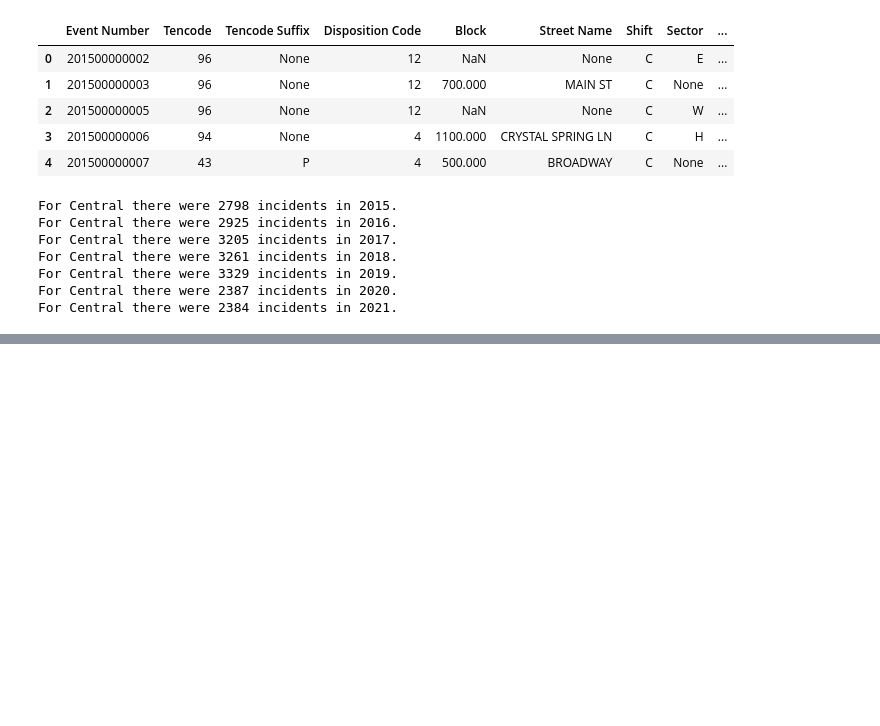
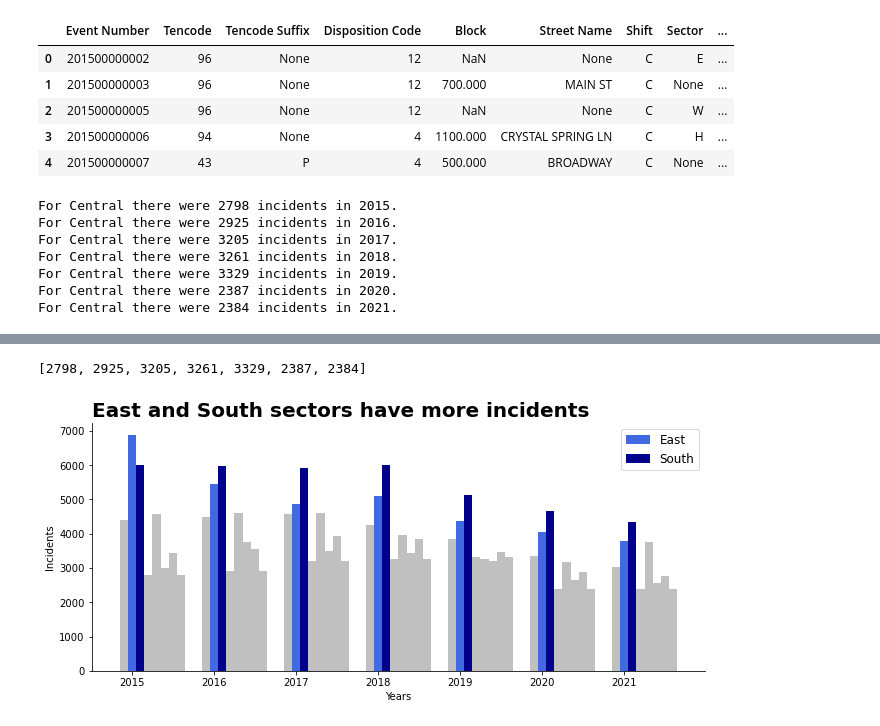
Before and after one commit to JacobTews/nash_police, a Jupyter notebook: process.ipynb, the cells around one changed output, grey strips where cells are left out. Cells and saved outputs as stored; diff of their text form; code cells hidden in the pictures; blank space fills up the shorter version.

Commit message:
whew grouped barplot is done

```diff
--- a/process.ipynb
+++ b/process.ipynb
@@ -1374,0 +1388,48 @@ For Central there were 2384 incidents in 2021.
+# %%
+Cvals = [len(incidents_gb_sec_year.get_group(("C", year))) for year in range(2015, 2022)]
+Cvals
+# %% [output]
+[2798, 2925, 3205, 3261, 3329, 2387, 2384]
+# %%
+fig, ax = plt.subplots(figsize=(10, 5))
+
+ind = np.arange(7)
+width = 0.1
+years = [year for year in range(2015, 2022)]
+
+Wvals = [len(incidents_gb_sec_year.get_group(("W", year))) for year in years]
+Evals = [len(incidents_gb_sec_year.get_group(("E", year))) for year in years]
+Svals = [len(incidents_gb_sec_year.get_group(("S", year))) for year in years]
+Cvals = [len(incidents_gb_sec_year.get_group(("C", year))) for year in years]
+Hvals = [len(incidents_gb_sec_year.get_group(("H", year))) for year in years]
+Nvals = [len(incidents_gb_sec_year.get_group(("N", year))) for year in years]
+Mvals = [len(incidents_gb_sec_year.get_group(("M", year))) for year in years]
+MHvals = [len(incidents_gb_sec_year.get_group(("MH", year))) for year in years]
+
+Wbar = plt.bar(ind, Wvals, width, color = 'silver')
+Ebar = plt.bar(ind+width, Evals, width, color = 'royalblue')
+Sbar = plt.bar(ind+width*2, Svals, width, color = 'darkblue')
+Cbar = plt.bar(ind+width*3, Cvals, width, color = 'silver')
+Hbar = plt.bar(ind+width*4, Hvals, width, color = 'silver')
+Nbar = plt.bar(ind+width*5, Nvals, width, color = 'silver')
+Mbar = plt.bar(ind+width*6, Mvals, width, color = 'silver')
+MHbar = plt.bar(ind+width*7, Cvals, width, color = 'silver')
+
+plt.xlabel('Years')
+plt.ylabel('Incidents')
+plt.title('East and South sectors have more incidents',
+         weight='bold',
+         size=20,
+         loc='left')
+
+plt.xticks(ind+width, years)
+# plt.legend([Wbar, Ebar, Sbar, Cbar, Hbar, Nbar, Mbar, MHbar], ['West', 'East', 'South', 'Central', 'Hermitage', 'North', 'Madison', 'Midtown Hills'])
+plt.legend([Ebar, Sbar], ['East', 'South'], fontsize='large')
+
+ax.spines['top'].set_visible(False)
+ax.spines['right'].set_visible(False)
+
+plt.tight_layout(pad=3)
+plt.savefig('viz/incident_calls_by_sector.png', bbox_inches='tight', pad_inches=1)
+# %% [output]
+[figure, added]
```
Also changed, not shown: parts of 2 cells of this notebook, 1 other file.
